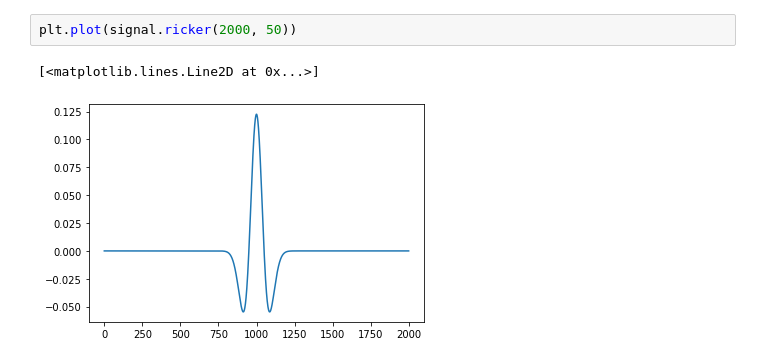
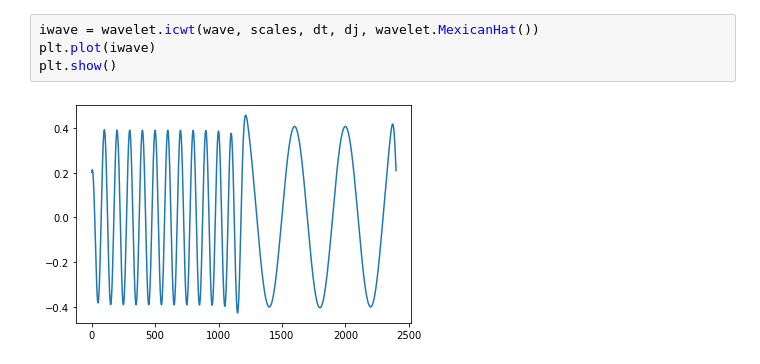
Before and after one commit to VasilievArtyom/PredictiveMaintenance, a Jupyter notebook: private/Tsyganov/wavelet-dev.ipynb, the cells around one changed output. Drawn from its saved outputs; the diff is of its cells as text.

```diff
--- a/private/Tsyganov/wavelet-dev.ipynb
+++ b/private/Tsyganov/wavelet-dev.ipynb
@@ -40,5 +54,6 @@ plt.show()
-# %%
-plt.plot(signal.ricker(2000, 50))
-# %% [output]
-[<matplotlib.lines.Line2D at 0x...>]
-[figure, removed]
+# %%
+iwave = wavelet.icwt(wave, scales, dt, dj, wavelet.MexicanHat())
+plt.plot(iwave)
+plt.show()
+# %% [output]
+[figure, added]
```
Also changed, not shown: parts of 5 cells of this notebook, 12 other files.
